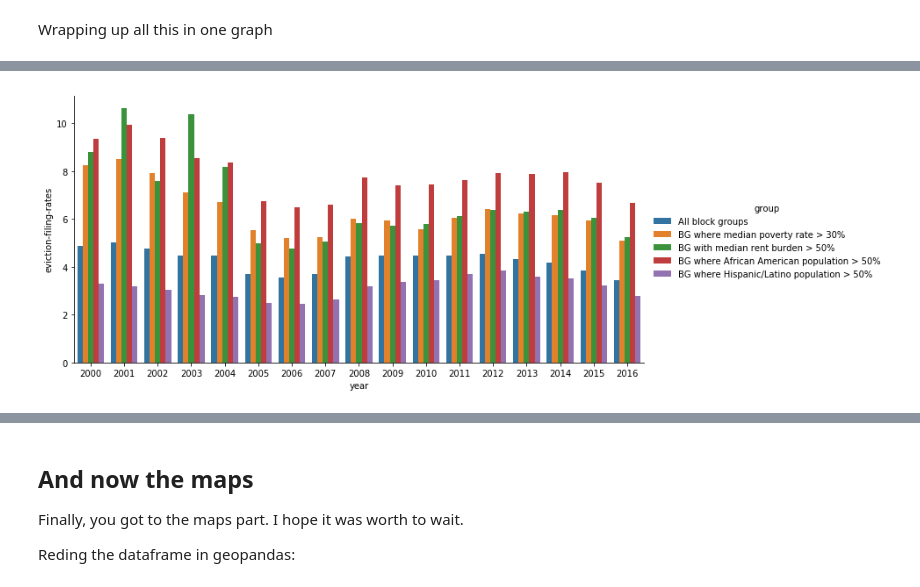
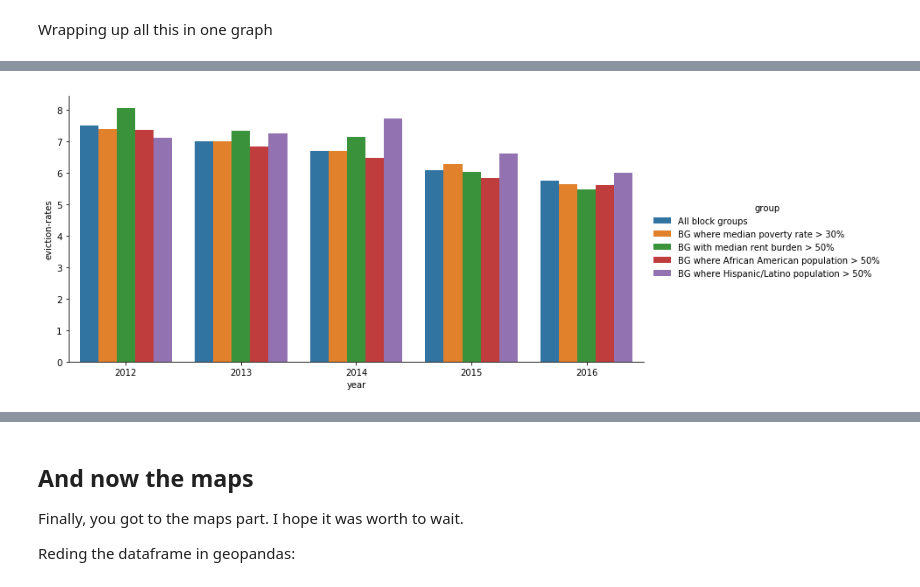
Before and after one commit to luisesanmartin/ml-eviction-chicago, a Jupyter notebook: notebooks/Data exploration - block groups.ipynb, the cells around one changed output, grey strips where cells are left out. Cells and saved outputs as stored; diff of their text form; code cells hidden in the pictures.

Commit message:
Small changes in data exploration

```diff
--- a/notebooks/Data exploration - block groups.ipynb
+++ b/notebooks/Data exploration - block groups.ipynb
@@ -314,7 +321,7 @@ df2
 # %% [markdown]
 * Block groups with poverty rates higher than 20%
 # %%
-df3 = df[df['poverty-rate'] > 30]
+df3 = df_upper[df_upper['poverty-rate'] > 30]
 df3 = df3[['year', 'eviction-filings', 'evictions', 'renter-occupied-households']].groupby('year').sum()
 df3['eviction-rates'] = df3['evictions'] / df3['renter-occupied-households'] * 100
 df3['eviction-filing-rates'] = df3['eviction-filings'] / df3['renter-occupied-households'] * 100
@@ -343,7 +338,7 @@ df3
 # %% [markdown]
 * Block groups with rent burden higher than 50%
 # %%
-df4 = df[df['rent-burden']==50]
+df4 = df_upper[df_upper['rent-burden']==50]
 df4 = df4[['year', 'eviction-filings', 'evictions', 'renter-occupied-households']].groupby('year').sum()
 df4['eviction-rates'] = df4['evictions'] / df4['renter-occupied-households'] * 100
 df4['eviction-filing-rates'] = df4['eviction-filings'] / df4['renter-occupied-households'] * 100
@@ -372,5 +355,5 @@ df4
 # %%
-df5 = df[df['pct-af-am']>50]
+df5 = df_upper[df_upper['pct-af-am']>50]
 df5 = df5[['year', 'eviction-filings', 'evictions', 'renter-occupied-households']].groupby('year').sum()
 df5['eviction-rates'] = df5['evictions'] / df5['renter-occupied-households'] * 100
 df5['eviction-filing-rates'] = df5['eviction-filings'] / df5['renter-occupied-households'] * 100
@@ -399,5 +370,5 @@ df5
 # %%
-df6 = df[df['pct-hispanic']>50]
+df6 = df_upper[df_upper['pct-hispanic']>50]
 df6 = df6[['year', 'eviction-filings', 'evictions', 'renter-occupied-households']].groupby('year').sum()
 df6['eviction-rates'] = df6['evictions'] / df6['renter-occupied-households'] * 100
 df6['eviction-filing-rates'] = df6['eviction-filings'] / df6['renter-occupied-households'] * 100
@@ -456,7 +414,7 @@ df_plot
 # %%
-graph_by_year_er = sns.catplot(x='year', y='eviction-filing-rates', data=df_plot, aspect=2, kind='bar', hue='group')
+graph_by_year_er = sns.catplot(x='year', y='eviction-rates', data=df_plot, aspect=2, kind='bar', hue='group')
 # %% [output]
-[figure, old version]
+[figure, new version]
 # %%
 graph_by_year_efr = sns.catplot(x='year', y='eviction-rates', data=df_plot[df_plot['year']>2005], aspect=2, kind='bar', hue='group')
 # %% [output]
```
Also changed, not shown: parts of 13 cells of this notebook.
